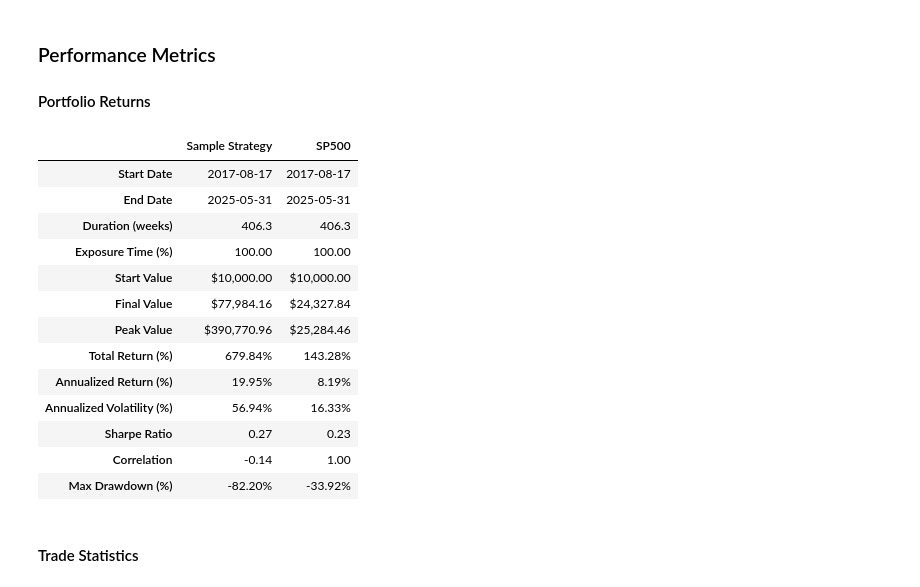
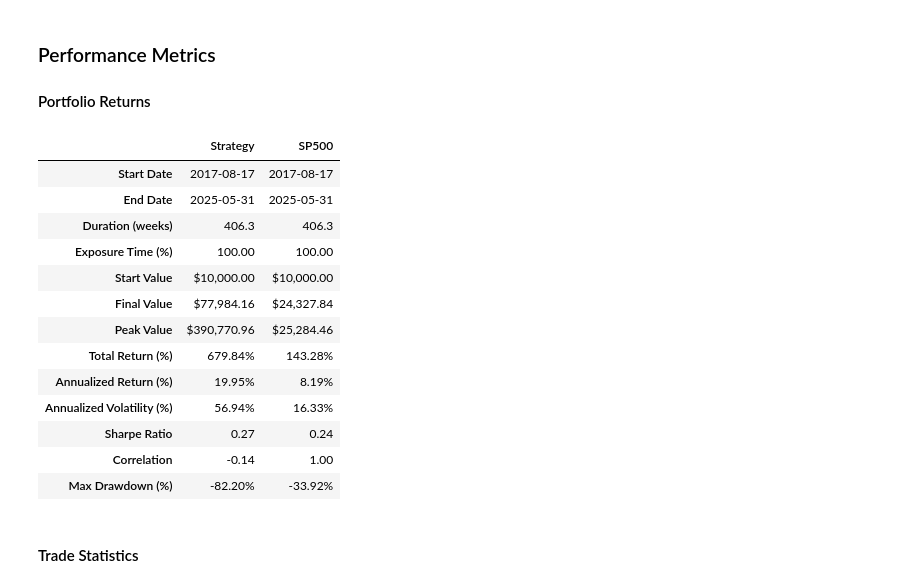
Before and after one commit to dioday45/qbtx, a Jupyter notebook: notebooks/strategies/strategy_template.ipynb, the cells around one changed output. Saved outputs shown, nothing was run; the diff lists cells and outputs as text; code cells hidden in the pictures.

```diff
--- a/notebooks/strategies/strategy_template.ipynb
+++ b/notebooks/strategies/strategy_template.ipynb
@@ -78,12 +78,11 @@ This part is for analyzing the results of the backtest, including performance me
 # %%
 report = PerformanceReport(
     strategy_returns=results.get("returns"),
     benchmark="SP500",
-    strategy_name="Sample Strategy",
 )
 report.compute_summary_metrics()
 # %% [output]
-|  | Sample Strategy | SP500 |
+|  | Strategy | SP500 |
 | Start Date | 2017-08-17 | 2017-08-17 |
 | End Date | 2025-05-31 | 2025-05-31 |
 | Duration (weeks) | 406.3 | 406.3 |
@@ -94,7 +93,7 @@ report.compute_summary_metrics()
 | Total Return (%) | 679.84% | 143.28% |
 | Annualized Return (%) | 19.95% | 8.19% |
 | Annualized Volatility (%) | 56.94% | 16.33% |
-| Sharpe Ratio | 0.27 | 0.23 |
+| Sharpe Ratio | 0.27 | 0.24 |
 | Correlation | -0.14 | 1.00 |
 | Max Drawdown (%) | -82.20% | -33.92% |
 # %% [markdown]
```
Also changed, not shown: parts of 5 cells of this notebook, 7 other files.
